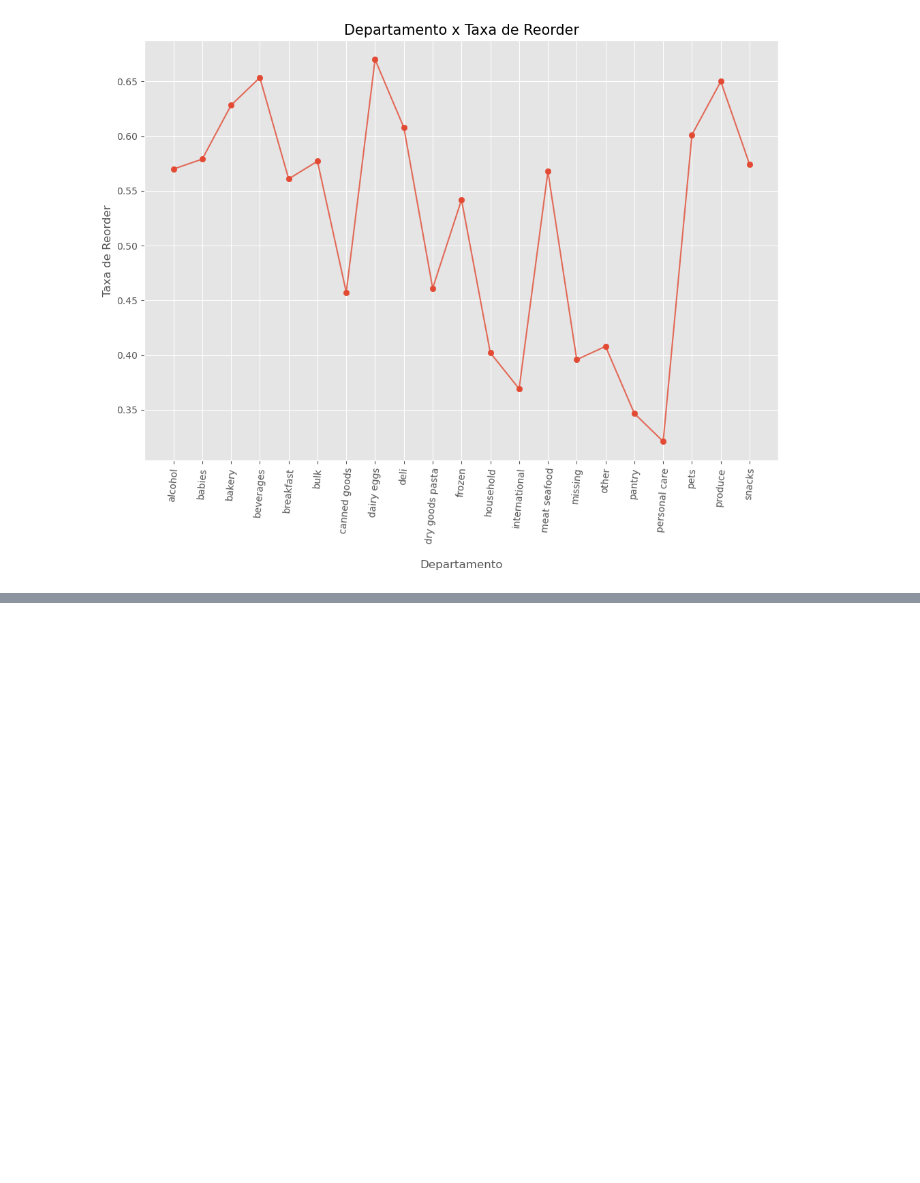
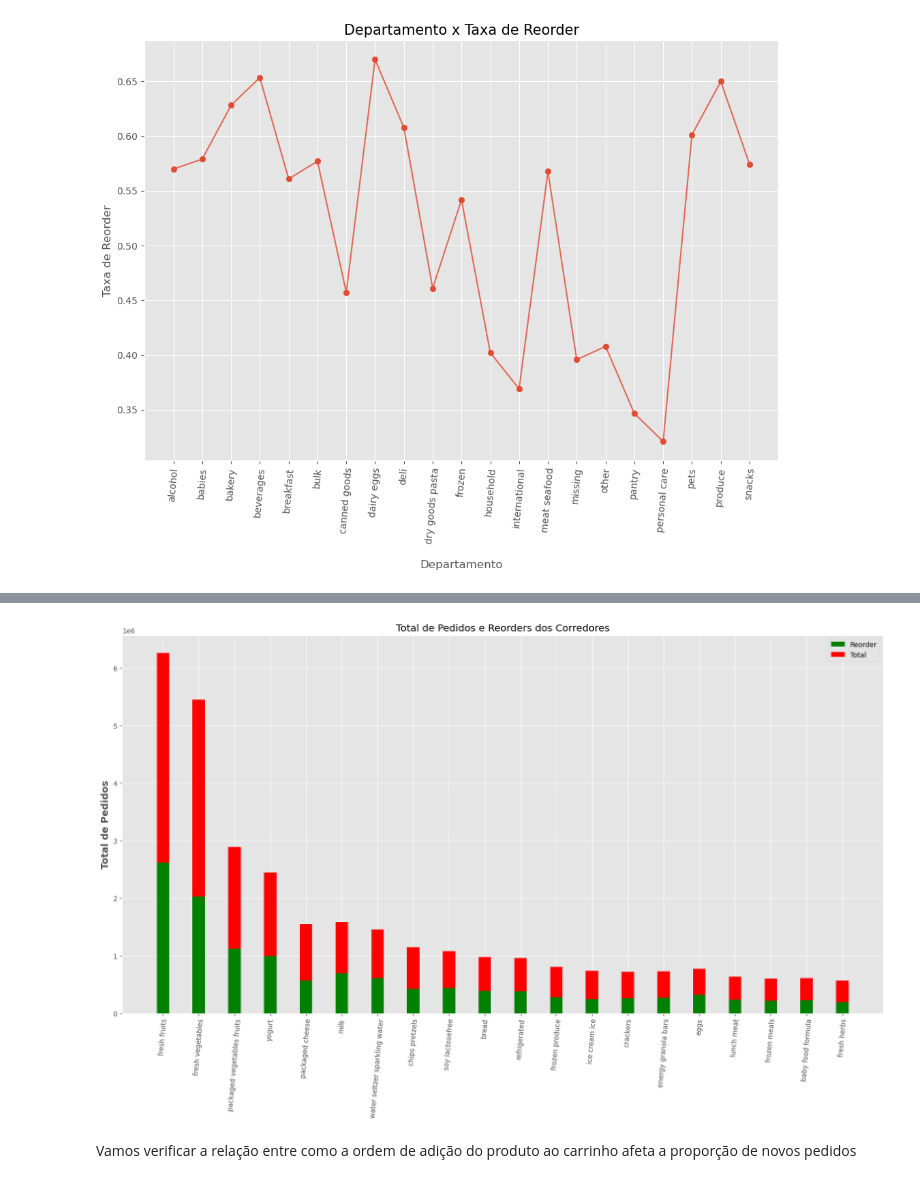
Before and after one commit to leojutsu/analise_de_dados, a Jupyter notebook: Projeto6.ipynb, the cells around one changed output, grey strips where cells are left out. Drawn from its saved outputs; the diff is of its cells as text; code cells hidden in the pictures; blank space fills up the shorter version.

```diff
--- a/Projeto6.ipynb
+++ b/Projeto6.ipynb
@@ -757,0 +850,4 @@ plt.show()
+# %%
+%%time
+df_temp5 = dados_transacoes.groupby("aisle")["reordered"].agg(['count', 'sum']).rename(columns = {'count':'total', 'sum':'reorders'})
+df_temp5 = df_temp5.sort_values('total', ascending=False).reset_index()
@@ -757,0 +868,20 @@ plt.show()
+# %%
+# Listas
+labels = list(df_temp5.aisle[0:20])
+reorder = list(df_temp5.reorders[0:20])
+total = list(df_temp5.total[0:20])
+# %%
+#Plot
+width = 0.35
+fig, ax = plt.subplots(figsize = (20,10))
+ax.bar(labels, reorder, width, label = 'Reorder', color='green')
+ax.bar(labels, total, width, bottom = reorder, label= 'Total', color = 'red')
+ax.set_ylabel('Total de Pedidos', fontsize=14, fontweight='bold')
+ax.legend()
+ax.set_title("Total de Pedidos e Reorders dos Corredores")
+plt.xticks(rotation = 85)
+plt.show()
+# %% [output]
+[figure, added]
+# %% [markdown]
+Vamos verificar a relação entre como a ordem de adição do produto ao carrinho afeta a proporção de novos pedidos
```
Also changed, not shown: parts of 34 cells of this notebook.
